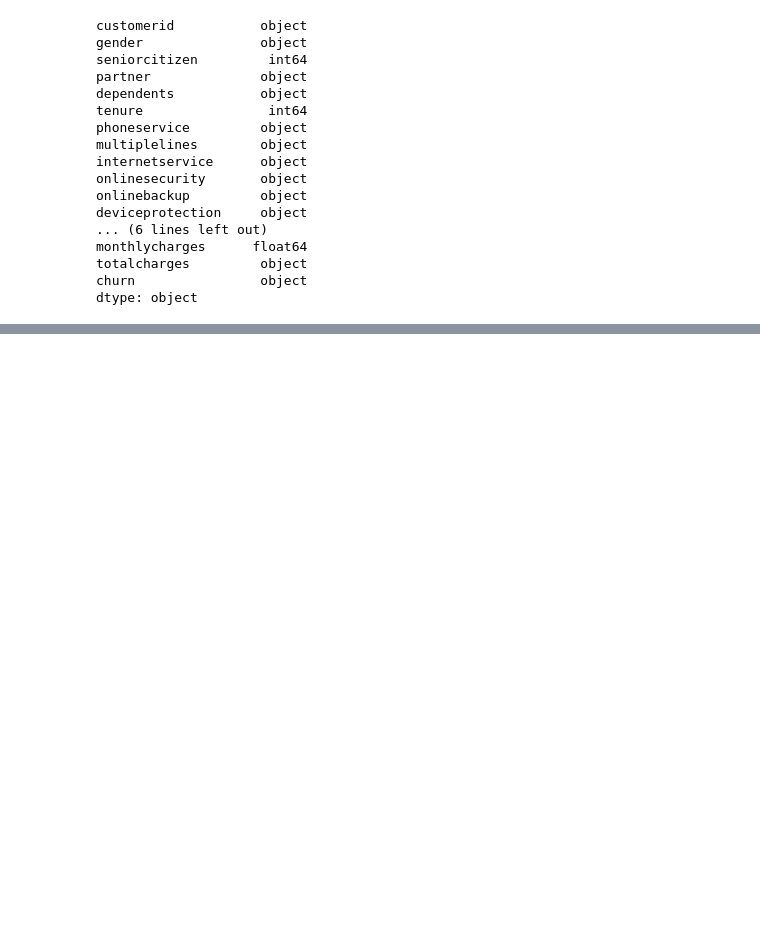
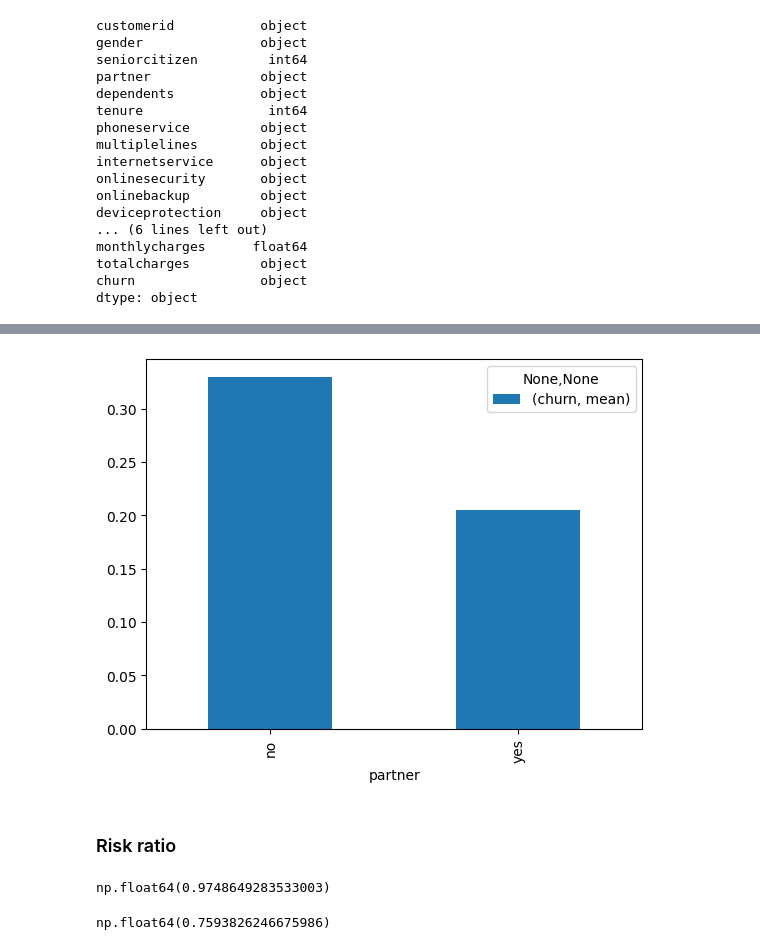
Before and after one commit to jmstache/ml-zoomcamp, a Jupyter notebook: 03-logistic-regression/logistic-regression.ipynb, the cells around one changed output, grey strips where cells are left out. Drawn from its saved outputs; the diff is of its cells as text; code cells hidden in the pictures; blank space fills up the shorter version.

```diff
--- a/03-logistic-regression/logistic-regression.ipynb
+++ b/03-logistic-regression/logistic-regression.ipynb
@@ -123,0 +280,21 @@ df["churn"] = df["churn"].map({"yes": 1, "no": 0})
+# %%
+# churn rate by partner status - big difference to global churn, this can be an indicator
+# for feature importance
+df_full_train.groupby('partner').agg({'churn':['mean']})
+# plot churn rate by partner status
+df_full_train.groupby('partner').agg({'churn':['mean']}).plot(kind='bar')
+plt.show()
+# %% [output]
+[figure, added]
+# %% [markdown]
+### Risk ratio
+# %%
+churn_male = df_full_train[df_full_train['gender'] == 'male']['churn'].mean()
+churn_male/global_churn
+# %% [output]
+np.float64(0.9748649283533003)
+# %%
+churn_partner = df_full_train[df_full_train['partner'] == 'yes']['churn'].mean()
+churn_partner/global_churn
+# %% [output]
+np.float64(0.7593826246675986)
```
Also changed, not shown: parts of 87 cells of this notebook.
